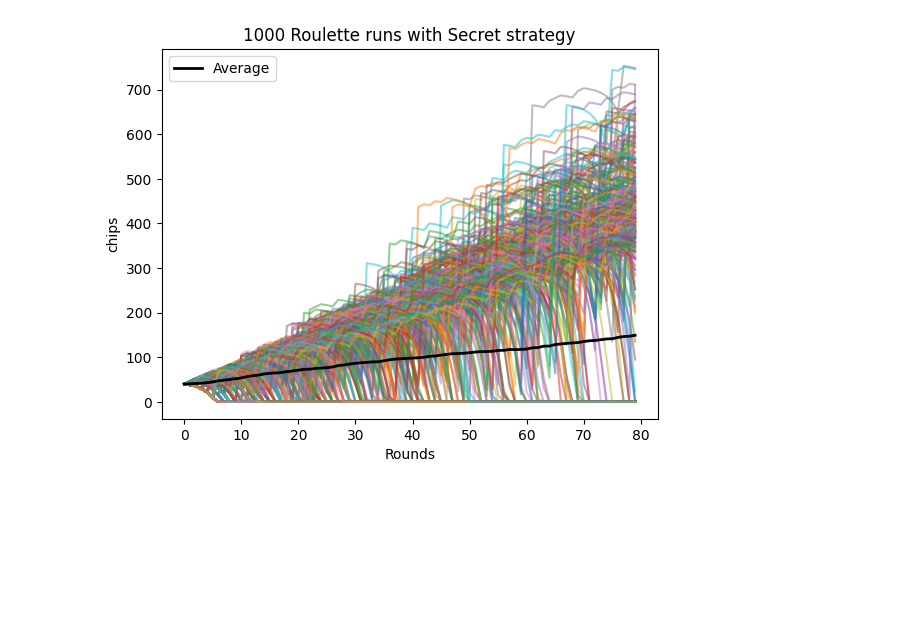
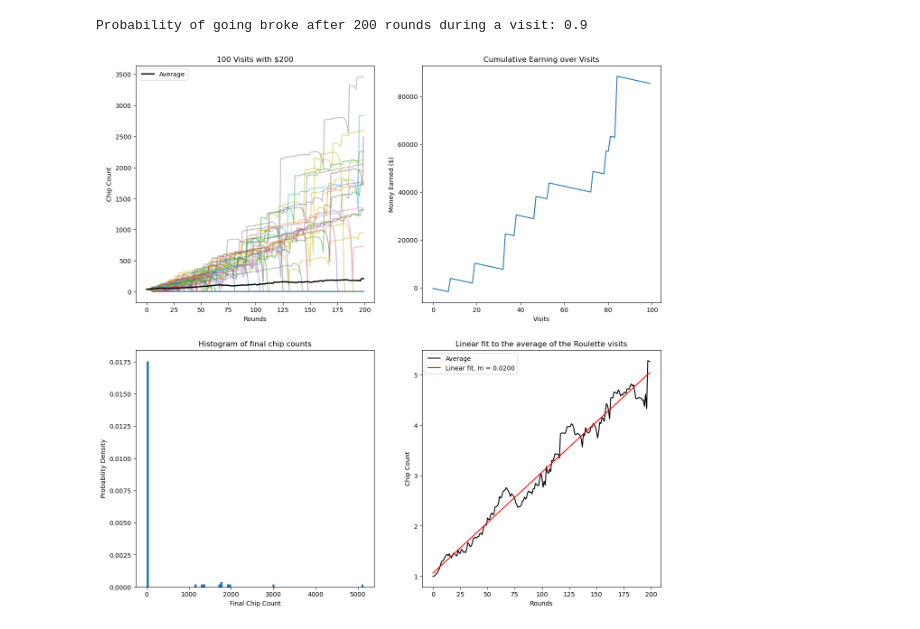
Before and after one commit to Alex427427427/roulette_sim, a Jupyter notebook: third_strat.ipynb, the cells around one changed output. Drawn from its saved outputs; the diff is of its cells as text; code cells hidden in the pictures; blank space fills up the shorter version.

```diff
--- a/third_strat.ipynb
+++ b/third_strat.ipynb
@@ -7,6 +7,9 @@ import random
 # %%
 p_success = 12 / 38 # thirds betting on roulette
 p_fail = 1 - p_success
+dollars_per_chip = 5
+max_bet = 1000
+max_payout = 10000
 
 # histogram of the number of games played before success
 n = 100000
@@ -55,61 +89,68 @@ def roulette_run(starting_chips = 200, max_iter = 100):
             seq_id = 0
     return chips_list
 # %%
+'''
+Run simulations
+'''
+
 # run the roulette game a few times and plot the results on the same graph
-n_runs = 1000
-max_iter = 80
+n_visits = 100
+max_iter = 200
 starting_chips = 40
 
-results_array = np.zeros((n_runs, max_iter))
-for i in range(n_runs):
+results_array = np.zeros((n_visits, max_iter))
+for i in range(n_visits):
     results_array[i] = roulette_run(starting_chips=starting_chips, max_iter=max_iter)
 # %%
-for i in range(n_runs):
-    plt.plot(roulette_run(starting_chips=starting_chips, max_iter=max_iter), alpha=0.5)
+'''
+Plot the results
+'''
+
+# Make a 2 by 2 plot of the results
+fig, axs = plt.subplots(2, 2, figsize=(15, 15))
+
+for i in range(n_visits):
+    axs[0,0].plot(roulette_run(starting_chips=starting_chips, max_iter=max_iter), alpha=0.5)
 # calculate average and plot on same plot
 average = np.mean(results_array, axis=0)
-plt.plot(average, color='black', linewidth=2, label='Average')
-plt.title(f'{n_runs} Roulette runs with Secret strategy')
-plt.xlabel('Rounds')
-plt.ylabel('chips')
-plt.legend()
-plt.show()
+axs[0,0].plot(average, color='black', linewidth=2, label='Average')
+axs[0,0].set_title(f'{n_visits} Visits with ${starting_chips*dollars_per_chip}')
+axs[0,0].set_xlabel('Rounds')
+axs[0,0].set_ylabel('Chip Count')
+axs[0,0].legend()
 
 # plot the total money after each run
 profit_array = results_array[:, -1] - starting_chips
 # plot the integral of the profit
-chips_over_time = np.cumsum(profit_array)
-plt.plot(chips_over_time)
-plt.title('Earning over time')
-plt.xlabel('Run')
-plt.ylabel('chips')
-plt.show()
-
+chips_over_time = np.cumsum(profit_array)*dollars_per_chip
+axs[0,1].plot(chips_over_time)
+axs[0,1].set_title('Cumulative Earning over Visits')
+axs[0,1].set_xlabel('Visits')
+axs[0,1].set_ylabel('Money Earned ($)')
 
 # plot the histogram of the results
-plt.hist(results_array[:, -1], bins=range(0, (n_runs+starting_chips)*2, 10), density=True)
-plt.title('Histogram of final chip counts')
-plt.xlabel('chips')
-plt.ylabel('Probability')
-plt.show()
+axs[1,0].hist(results_array[:, -1], density=True, bins=100)
+axs[1,0].set_title('Histogram of final chip counts')
+axs[1,0].set_xlabel('Final Chip Count')
+axs[1,0].set_ylabel('Probability Density')
+
 
 # calculate the probability of going broke
 n_broke = np.sum(results_array[:, -1] == 0)
-p_broke = n_broke / n_runs
-print(f'Probability of going broke after {max_iter} rounds: {p_broke}')
+p_broke = n_broke / n_visits
+print(f'Probability of going broke after {max_iter} rounds during a visit: {p_broke}')
 
 # fit a line to the average
 x = np.arange(max_iter)
 normalised_average = average / starting_chips
 m, b = np.polyfit(x, normalised_average, 1)
-plt.plot(normalised_average, label='Average', color='black')
-plt.plot(m*x + b, label='Linear fit', color='red')
-plt.title('Linear fit to the average of the Roulette runs')
-plt.xlabel('Rounds')
-plt.ylabel('chips')
-plt.legend()
+axs[1,1].plot(normalised_average, label='Average', color='black')
+axs[1,1].plot(m*x + b, label=f'Linear fit, m = {m:.4f}', color='red')
+axs[1,1].set_title('Linear fit to the average of the Roulette visits')
+axs[1,1].set_xlabel('Rounds')
+axs[1,1].set_ylabel('Chip Count')
+axs[1,1].legend()
 plt.show()
-
-print(f'The slope of the linear fit is {m:.4f} and the y-intercept is {b:.2f}')
 # %% [output]
+Probability of going broke after 200 rounds during a visit: 0.9
-[figure, old version]
+[figure, new version]
```
Also changed, not shown: parts of 3 cells of this notebook.
